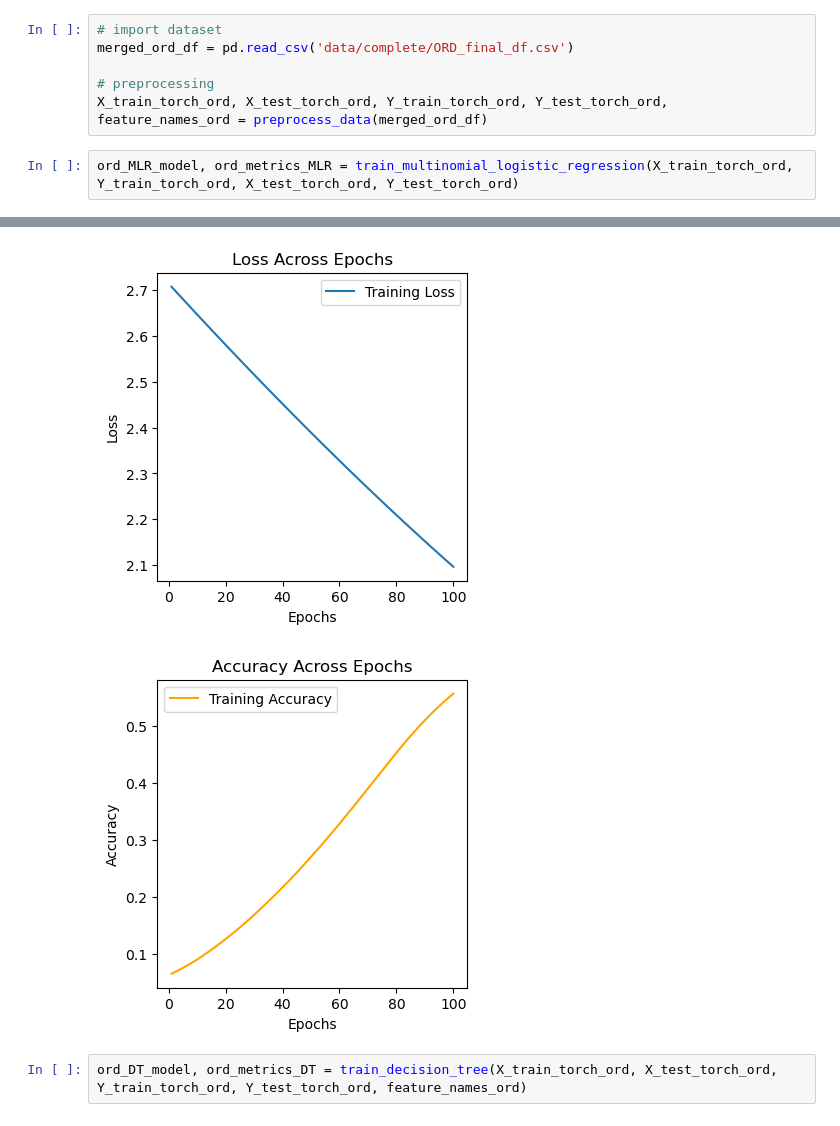
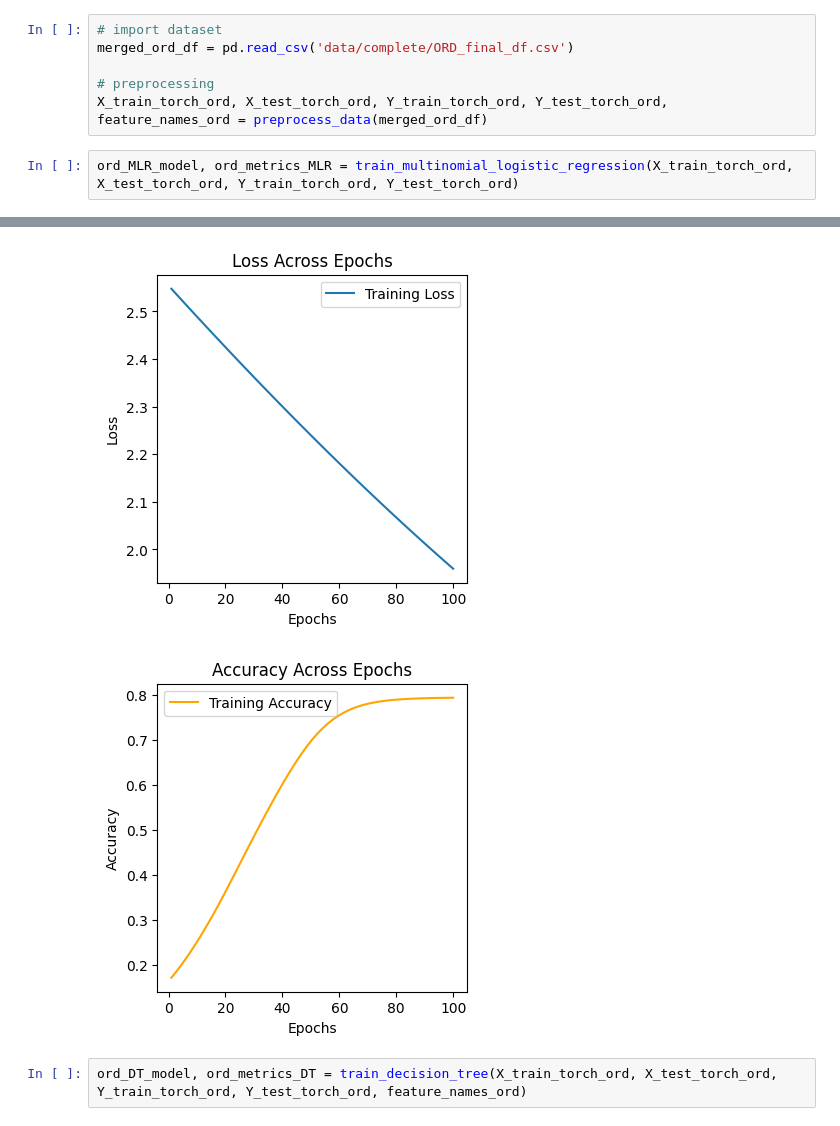
Before and after one commit to craigmiller24/MLP_Project, a Jupyter notebook: Baseline.ipynb, the cells around one changed output, grey strips where cells are left out. Cells and saved outputs as stored; diff of their text form.

```diff
--- a/Baseline.ipynb
+++ b/Baseline.ipynb
@@ -148,5 +208,5 @@ merged_ord_df = pd.read_csv('data/complete/ORD_final_df.csv')
 # preprocessing
 X_train_torch_ord, X_test_torch_ord, Y_train_torch_ord, Y_test_torch_ord, feature_names_ord = preprocess_data(merged_ord_df)
 # %%
-ord_MLR_model, ord_metrics_MLR = train_multinomial_logistic_regression(X_train_torch_ord, Y_train_torch_ord, X_test_torch_ord, Y_test_torch_ord)
+ord_MLR_model, ord_metrics_MLR = train_multinomial_logistic_regression(X_train_torch_ord, X_test_torch_ord, Y_train_torch_ord, Y_test_torch_ord)
 # %% [output]
@@ -170,5 +230,5 @@ F1: 0.6556
-[figure, old version]
+[figure, new version]
-[figure, old version]
+[figure, new version]
 # %%
 ord_DT_model, ord_metrics_DT = train_decision_tree(X_train_torch_ord, X_test_torch_ord, Y_train_torch_ord, Y_test_torch_ord, feature_names_ord)
 # %% [output]
```
Also changed, not shown: parts of 23 cells of this notebook, 13 other files.
